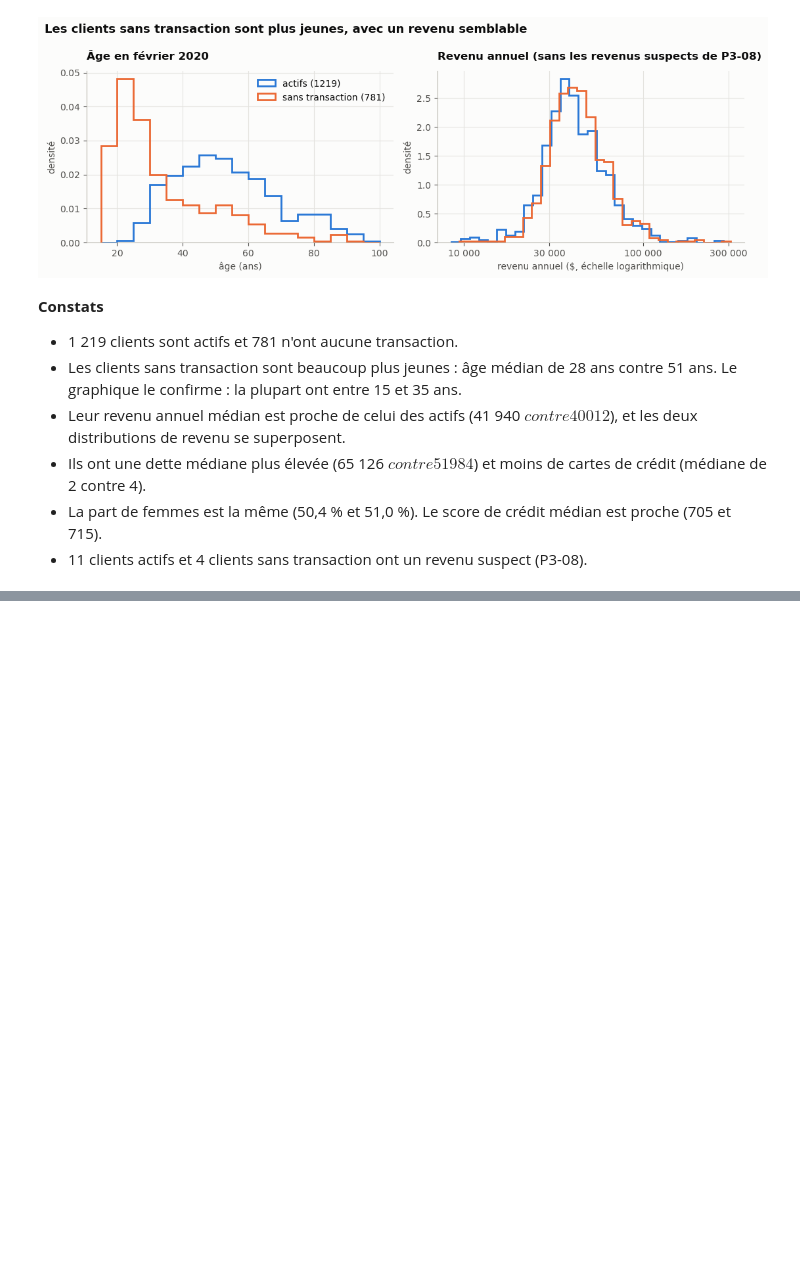
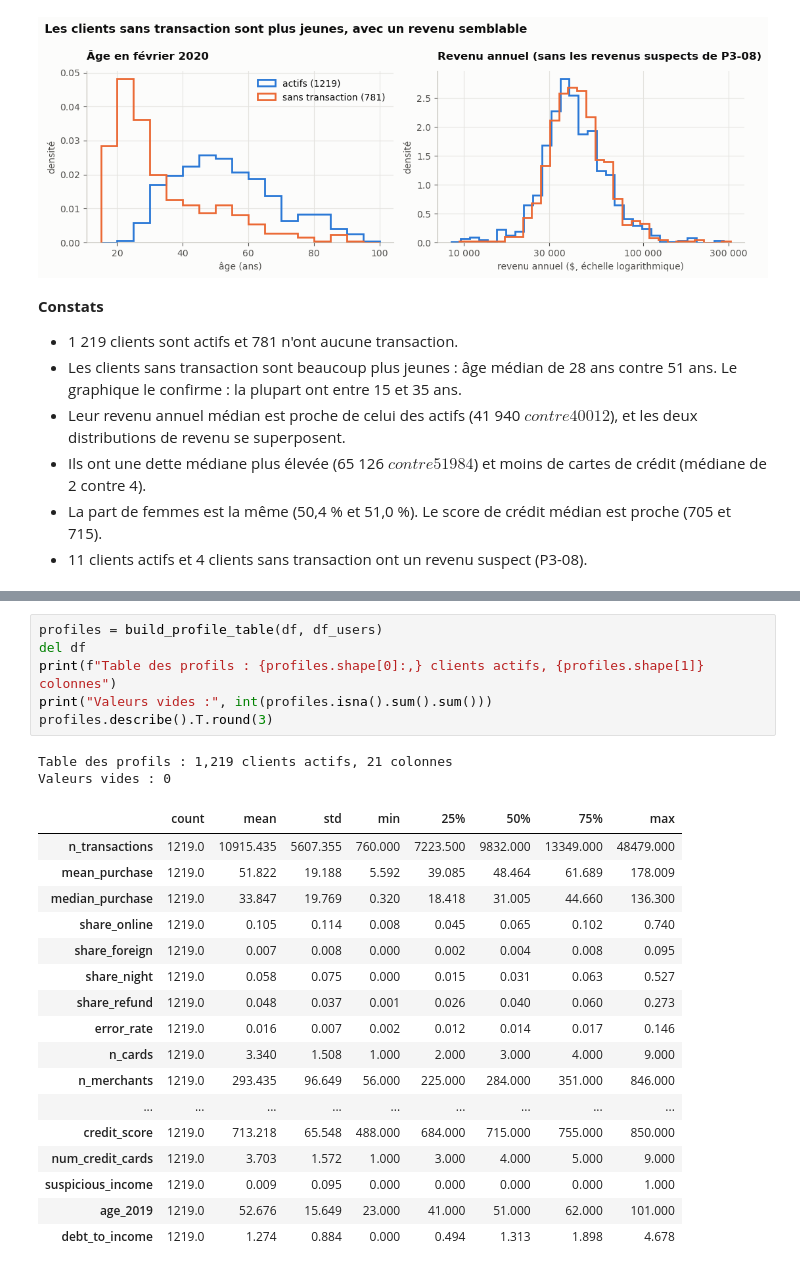
Before and after one commit to gorfanalyst-hue/projet5-fraude-bancaire, a Jupyter notebook: notebooks/05_profils_clients.ipynb, the cells around one changed output, grey strips where cells are left out. Saved outputs shown, nothing was run; the diff lists cells and outputs as text; blank space fills up the shorter version.

Commit message:
P5-02: construire les variables de profil

```diff
--- a/notebooks/05_profils_clients.ipynb
+++ b/notebooks/05_profils_clients.ipynb
@@ -87,0 +94,26 @@ plt.show()
+# %%
+profiles = build_profile_table(df, df_users)
+del df
+print(f"Table des profils : {profiles.shape[0]:,} clients actifs, {profiles.shape[1]} colonnes")
+print("Valeurs vides :", int(profiles.isna().sum().sum()))
+profiles.describe().T.round(3)
+# %% [output]
+Table des profils : 1,219 clients actifs, 21 colonnes
+Valeurs vides : 0
+|  | count | mean | std | min | 25% | 50% | 75% | max |
+| n_transactions | 1219.0 | 10915.435 | 5607.355 | 760.000 | 7223.500 | 9832.000 | 13349.000 | 48479.000 |
+| mean_purchase | 1219.0 | 51.822 | 19.188 | 5.592 | 39.085 | 48.464 | 61.689 | 178.009 |
+| median_purchase | 1219.0 | 33.847 | 19.769 | 0.320 | 18.418 | 31.005 | 44.660 | 136.300 |
+| share_online | 1219.0 | 0.105 | 0.114 | 0.008 | 0.045 | 0.065 | 0.102 | 0.740 |
+| share_foreign | 1219.0 | 0.007 | 0.008 | 0.000 | 0.002 | 0.004 | 0.008 | 0.095 |
+| share_night | 1219.0 | 0.058 | 0.075 | 0.000 | 0.015 | 0.031 | 0.063 | 0.527 |
+| share_refund | 1219.0 | 0.048 | 0.037 | 0.001 | 0.026 | 0.040 | 0.060 | 0.273 |
+| error_rate | 1219.0 | 0.016 | 0.007 | 0.002 | 0.012 | 0.014 | 0.017 | 0.146 |
+| n_cards | 1219.0 | 3.340 | 1.508 | 1.000 | 2.000 | 3.000 | 4.000 | 9.000 |
+| n_merchants | 1219.0 | 293.435 | 96.649 | 56.000 | 225.000 | 284.000 | 351.000 | 846.000 |
+| ... | ... | ... | ... | ... | ... | ... | ... | ... |
+| credit_score | 1219.0 | 713.218 | 65.548 | 488.000 | 684.000 | 715.000 | 755.000 | 850.000 |
+| num_credit_cards | 1219.0 | 3.703 | 1.572 | 1.000 | 3.000 | 4.000 | 5.000 | 9.000 |
+| suspicious_income | 1219.0 | 0.009 | 0.095 | 0.000 | 0.000 | 0.000 | 0.000 | 1.000 |
+| age_2019 | 1219.0 | 52.676 | 15.649 | 23.000 | 41.000 | 51.000 | 62.000 | 101.000 |
+| debt_to_income | 1219.0 | 1.274 | 0.884 | 0.000 | 0.494 | 1.313 | 1.898 | 4.678 |
```
Also changed, not shown: parts of 2 cells of this notebook, 1 other file.
